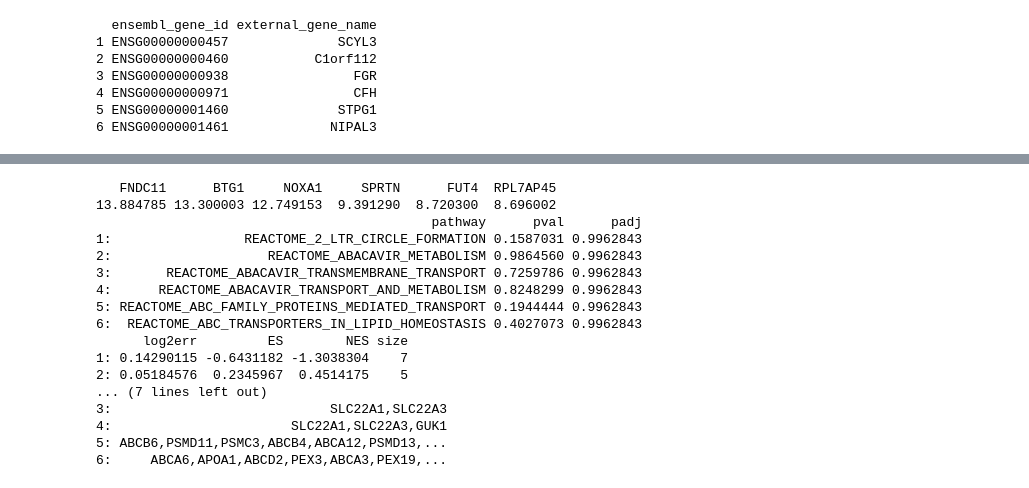
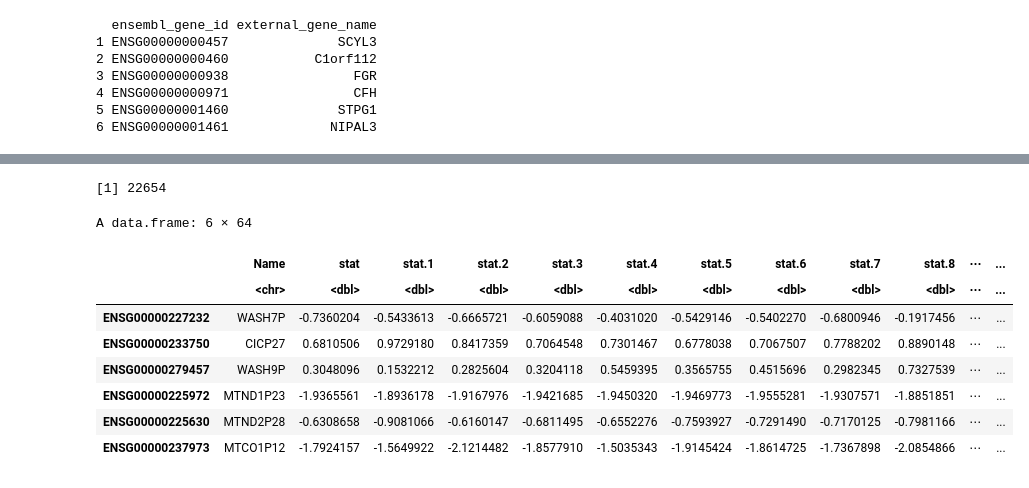
Before and after one commit to fstrijth/Functional-genomics-Karolien-Daan-Fien, a Jupyter notebook: Project_BINF_F402_group_2_R.ipynb, the cells around one changed output, grey strips where cells are left out. Drawn from its saved outputs; the diff is of its cells as text; code cells hidden in the pictures.

Commit message:
3.2 avoiding double gene names

```diff
--- a/Project_BINF_F402_group_2_R.ipynb
+++ b/Project_BINF_F402_group_2_R.ipynb
@@ -1343,13 +1335,0 @@ RNAp = as.data.frame(do.call(cbind, lapply(stats, "[", "pvalue")))
-# %%
-Ranking = data.frame(matrix(# make a ranking with a dataframe
-  NA, nrow = nrow(RNA_read_counts),
-  ncol = ncol(frequencies_clusters)-1
-))
-rownames(Ranking) <- sub("\\..*","",rownames(RNA_read_counts))
-names(Ranking) <- c(rel_Morp)
-for (i in 1:ncol(Ranking)){
-  Ranking[,i] <- -sign(RNAlog2[,i])*log10(RNAp[,i])# every column is then transfromed into its value with the previous datasets
-}
-Ranking = Ranking[which(rownames(Ranking) %in% bm_info$ensembl_gene_id),]
-dim(Ranking)
-head(Ranking)
@@ -1367,30 +1336,25 @@ A data.frame: 6 × 63
-# %%
-rank = Ranking[,1]
-names(rank) = bm_info$external_gene_name
-rank = na.omit(rank)
-rank = rank[! duplicated(names(rank))] #!!!
-sortedrank = sort(rank, decreasing=TRUE)
-print(head(sortedrank))
-fgseaRes = fgsea(reactome, sortedrank)
-print(head(fgseaRes))
-collapsedPathways = collapsePathways(fgseaRes[order(pval)][padj < 0.05/63],
-                                     reactome, sortedrank)
-#mainPathways = fgseaRes[reactome %in% collapsedPathways$mainPathways][order(-NES), reactome]
-# %% [output]
-   FNDC11      BTG1     NOXA1     SPRTN      FUT4  RPL7AP45
-13.884785 13.300003 12.749153  9.391290  8.720300  8.696002
-                                           pathway      pval      padj
-1:                 REACTOME_2_LTR_CIRCLE_FORMATION 0.1587031 0.9962843
-2:                    REACTOME_ABACAVIR_METABOLISM 0.9864560 0.9962843
-3:       REACTOME_ABACAVIR_TRANSMEMBRANE_TRANSPORT 0.7259786 0.9962843
-4:      REACTOME_ABACAVIR_TRANSPORT_AND_METABOLISM 0.8248299 0.9962843
-5: REACTOME_ABC_FAMILY_PROTEINS_MEDIATED_TRANSPORT 0.1944444 0.9962843
-6:  REACTOME_ABC_TRANSPORTERS_IN_LIPID_HOMEOSTASIS 0.4027073 0.9962843
-      log2err         ES        NES size
-1: 0.14290115 -0.6431182 -1.3038304    7
-2: 0.05184576  0.2345967  0.4514175    5
-... (7 lines left out)
-3:                            SLC22A1,SLC22A3
-4:                       SLC22A1,SLC22A3,GUK1
-5: ABCB6,PSMD11,PSMC3,ABCB4,ABCA12,PSMD13,...
-6:     ABCA6,APOA1,ABCD2,PEX3,ABCA3,PEX19,...
+# %%
+RNAstat = as.data.frame(do.call(cbind, lapply(stats, "[", "stat")))
+rownames(RNAstat) <- geneNames
+RNAstat = RNAstat[which(rownames(RNAstat) %in% bm_info$ensembl_gene_id),]
+names = NULL
+for (i in 1:nrow(RNAstat)) {
+    id = rownames(RNAstat)[i]
+    name = bm_info[which(bm_info$ensembl_gene_id == id),]$external_gene_name
+    names = c(names, name)
+}
+RNAstat = cbind(Name = names, RNAstat)
+RNAstat = RNAstat[which(RNAstat$Name != ""),]
+nrow(RNAstat)
+head(RNAstat)
+# %% [output]
+[1] 22654
+A data.frame: 6 × 64
+|  | Name | stat | stat.1 | stat.2 | stat.3 | stat.4 | stat.5 | stat.6 | stat.7 | stat.8 | ⋯ | ... |
+|  | <chr> | <dbl> | <dbl> | <dbl> | <dbl> | <dbl> | <dbl> | <dbl> | <dbl> | <dbl> | ⋯ | ... |
+| ENSG00000227232 | WASH7P | -0.7360204 | -0.5433613 | -0.6665721 | -0.6059088 | -0.4031020 | -0.5429146 | -0.5402270 | -0.6800946 | -0.1917456 | ⋯ | ... |
+| ENSG00000233750 | CICP27 | 0.6810506 | 0.9729180 | 0.8417359 | 0.7064548 | 0.7301467 | 0.6778038 | 0.7067507 | 0.7788202 | 0.8890148 | ⋯ | ... |
+| ENSG00000279457 | WASH9P | 0.3048096 | 0.1532212 | 0.2825604 | 0.3204118 | 0.5459395 | 0.3565755 | 0.4515696 | 0.2982345 | 0.7327539 | ⋯ | ... |
+| ENSG00000225972 | MTND1P23 | -1.9365561 | -1.8936178 | -1.9167976 | -1.9421685 | -1.9450320 | -1.9469773 | -1.9555281 | -1.9307571 | -1.8851851 | ⋯ | ... |
+| ENSG00000225630 | MTND2P28 | -0.6308658 | -0.9081066 | -0.6160147 | -0.6811495 | -0.6552276 | -0.7593927 | -0.7291490 | -0.7170125 | -0.7981166 | ⋯ | ... |
+| ENSG00000237973 | MTCO1P12 | -1.7924157 | -1.5649922 | -2.1214482 | -1.8577910 | -1.5035343 | -1.9145424 | -1.8614725 | -1.7367898 | -2.0854866 | ⋯ | ... |
```
Also changed, not shown: parts of 12 cells of this notebook.
